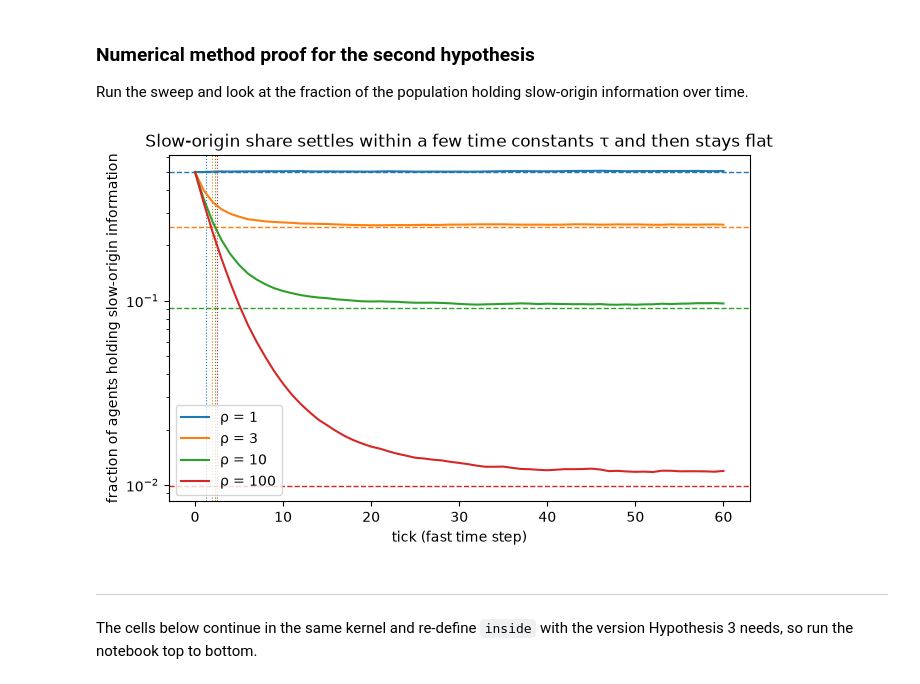
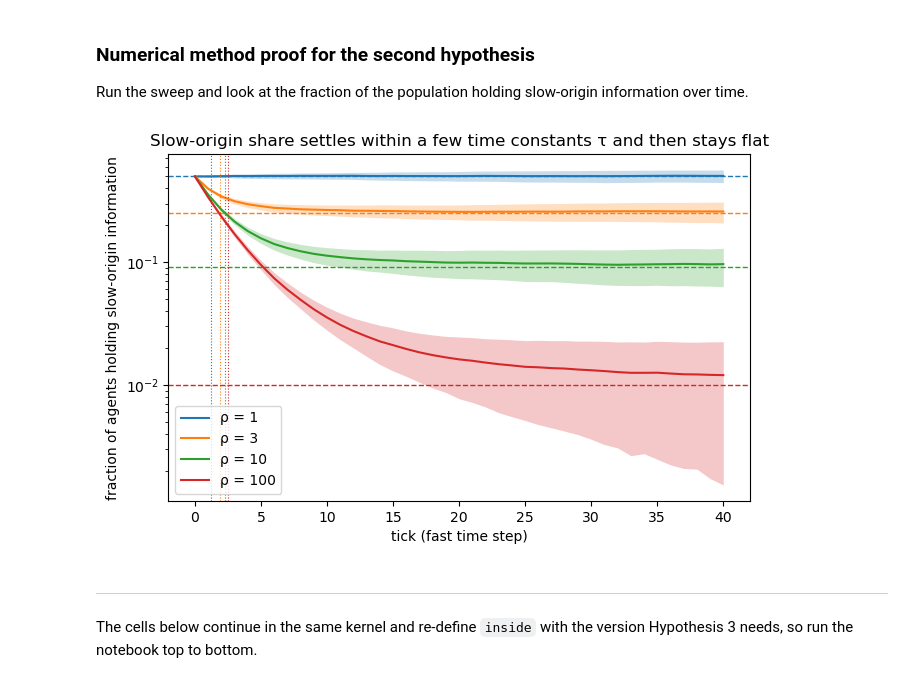
Before and after one commit to artificial-societies/agent-group-alignment-artificial-societies, a Jupyter notebook: agent-based-modelling/hypotheses_numerical_simulation.ipynb, the cells around one changed output. Drawn from its saved outputs; the diff is of its cells as text; code cells hidden in the pictures.

Commit message:
Update hypotheses_numerical_simulation.ipynb
Added standard deviation uncertainty shading for the "Slow-origin share settles within a few time constants τ and then stays flat" figure

```diff
--- a/agent-based-modelling/hypotheses_numerical_simulation.ipynb
+++ b/agent-based-modelling/hypotheses_numerical_simulation.ipynb
@@ -273,23 +281,34 @@ Run the sweep and look at the fraction of the population holding slow-origin inf
 # %%
 traces = {rho: np.array([simulate_trace(N_SIDE, rho, T_HORIZON, P_UNIFORM, seed)
                          for seed in range(SEEDS)])
           for rho in RHOS_C}
 
 
 plt.figure(figsize=(7.5, 4.5))
 for i, rho in enumerate([1, 3, 10, 100]):
-    mean_frac = traces[rho].mean(axis=0) / N
-    plt.plot(mean_frac, color=f"C{i}", label=f"ρ = {rho}")
+    sl = slice(0, 41)  # plot ticks 0..40
+    mean_frac = traces[rho].mean(axis=0)[sl] / N
+    std_frac = traces[rho].std(axis=0, ddof=1)[sl] / N
+    t = np.arange(mean_frac.size)
+    plt.fill_between(
+        t,
+        np.maximum(mean_frac - std_frac, 1e-12),
+        mean_frac + std_frac,
+        color=f"C{i}",
+        alpha=0.25,
+        linewidth=0,
+    )
+    plt.plot(t, mean_frac, color=f"C{i}", label=f"ρ = {rho}")
     plt.axhline(1 / (rho + 1), color=f"C{i}", linestyle="--", linewidth=1)
     plt.axvline(tau_ticks(rho, P_UNIFORM), color=f"C{i}", linestyle=":", linewidth=0.8)
 plt.yscale("log")
 plt.xlabel("tick (fast time step)")
 plt.ylabel("fraction of agents holding slow-origin information")
 plt.title("Slow-origin share settles within a few time constants τ and then stays flat")
 plt.legend()
 plt.show()
 # %% [output]
-[figure, old version]
+[figure, new version]
 # %% [markdown]
 ---
 
```
Also changed, not shown: parts of 6 cells of this notebook.
